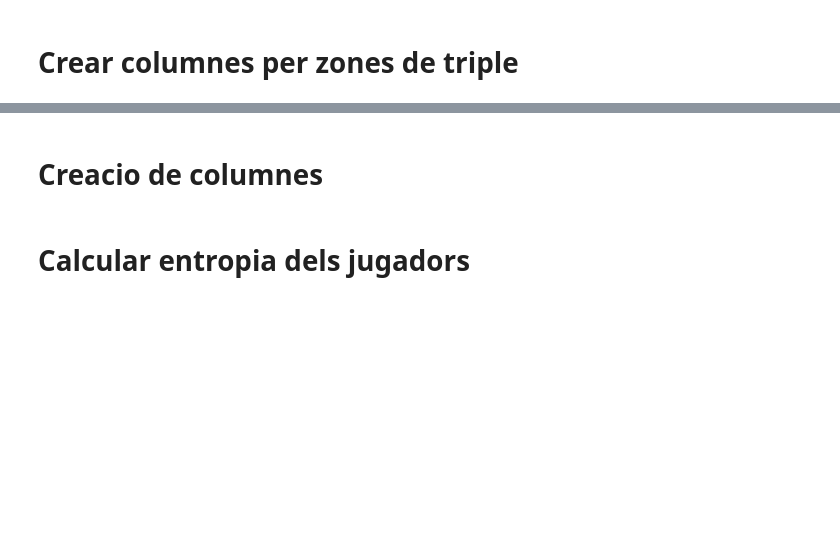
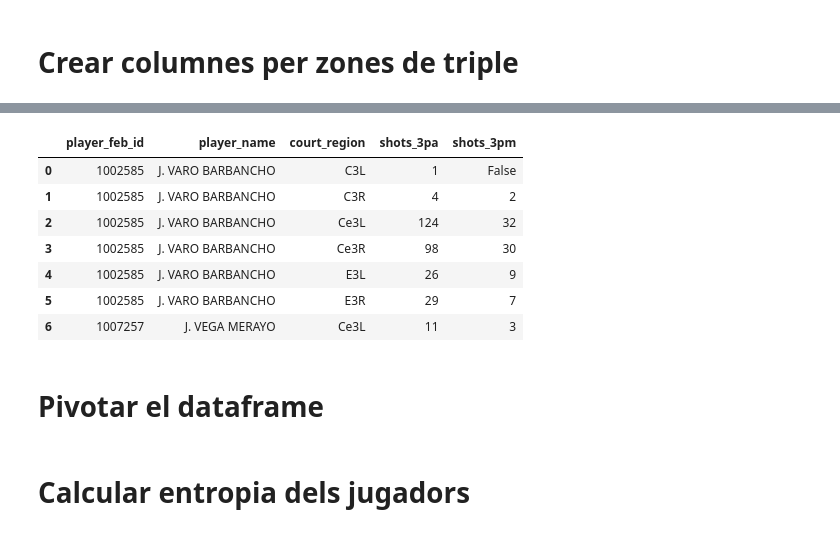
Before and after one commit to JoseGomez23/feb_jose_alvaro, a Jupyter notebook: feb_jose_alvaro.ipynb, the cells around one changed output, grey strips where cells are left out. Cells and saved outputs as stored; diff of their text form; code cells hidden in the pictures; blank space fills up the shorter version.

```diff
--- a/feb_jose_alvaro.ipynb
+++ b/feb_jose_alvaro.ipynb
@@ -128,0 +161,5 @@ dtype: int64
+# %%
+
+zonas_triples = ["C3L", "C3R", "Ce3L", "Ce3R", "E3L", "E3R"]
+
+df_shots = df_shots[df_shots["court_region"].isin(zonas_triples)].copy()
@@ -183,5 +247,16 @@ df_players_3p.columns = [
+# %%
+df_players_3p.head(7)
+# %% [output]
+|  | player_feb_id | player_name | court_region | shots_3pa | shots_3pm |
+| 0 | 1002585 | J. VARO BARBANCHO | C3L | 1 | False |
+| 1 | 1002585 | J. VARO BARBANCHO | C3R | 4 | 2 |
+| 2 | 1002585 | J. VARO BARBANCHO | Ce3L | 124 | 32 |
+| 3 | 1002585 | J. VARO BARBANCHO | Ce3R | 98 | 30 |
+| 4 | 1002585 | J. VARO BARBANCHO | E3L | 26 | 9 |
+| 5 | 1002585 | J. VARO BARBANCHO | E3R | 29 | 7 |
+| 6 | 1007257 | J. VEGA MERAYO | Ce3L | 11 | 3 |
 # %% [markdown]
-# Creacio de columnes
+# Pivotar el dataframe
 # %%
 df_pivot = df_players_3p.pivot_table(
     index=["player_feb_id", "player_name"],
```
Also changed, not shown: parts of 24 cells of this notebook.
